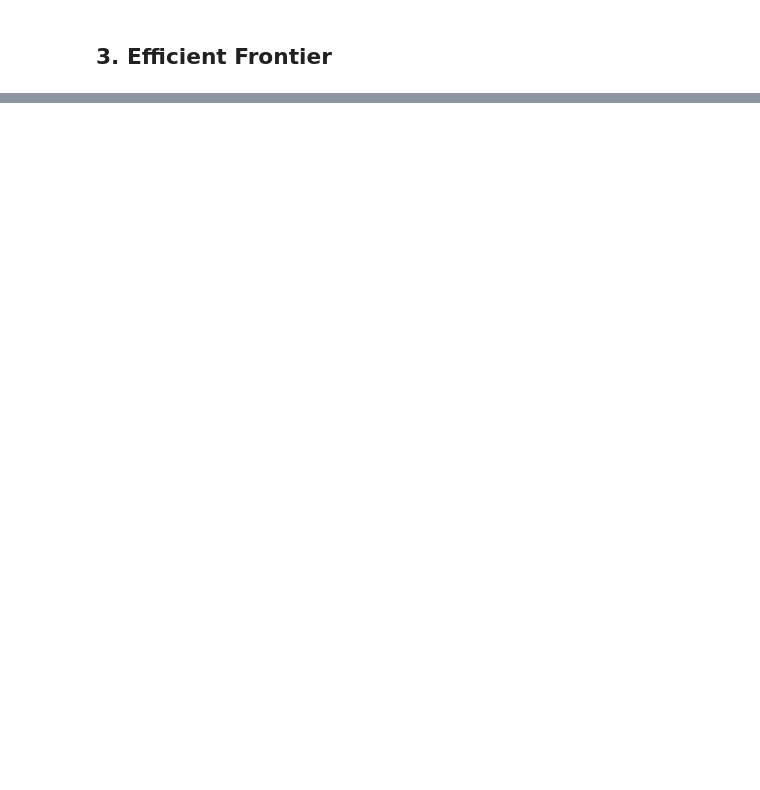
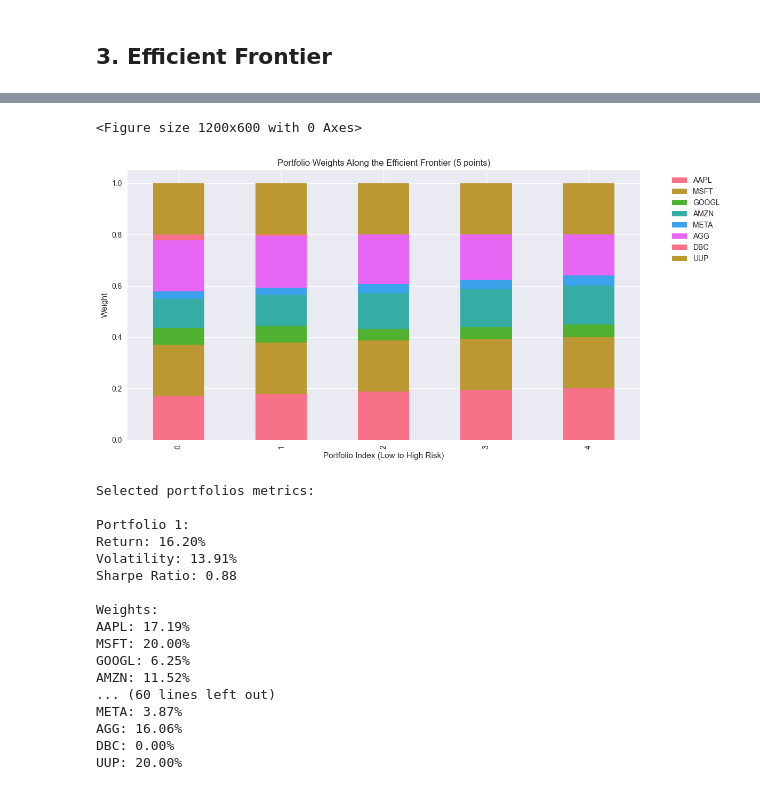
Before and after one commit to FrostNT1/Portfolio-Optimization, a Jupyter notebook: notebooks/00_data-exploration.ipynb, the cells around one changed output, grey strips where cells are left out. Cells and saved outputs as stored; diff of their text form; code cells hidden in the pictures; blank space fills up the shorter version.

```diff
--- a/notebooks/00_data-exploration.ipynb
+++ b/notebooks/00_data-exploration.ipynb
@@ -175,0 +204,22 @@ Exception: Failed to generate efficient frontier: Failed to generate any efficie
+# %%
+optimizer.plot_portfolio_weights(ef, n_points=5)
+# %% [output]
+<Figure size 1200x600 with 0 Axes>
+[figure, added]
+Selected portfolios metrics:
+
+Portfolio 1:
+Return: 16.20%
+Volatility: 13.91%
+Sharpe Ratio: 0.88
+
+Weights:
+AAPL: 17.19%
+MSFT: 20.00%
+GOOGL: 6.25%
+AMZN: 11.52%
+... (60 lines left out)
+META: 3.87%
+AGG: 16.06%
+DBC: 0.00%
+UUP: 20.00%
```
Also changed, not shown: parts of 7 cells of this notebook, 10 other files.
